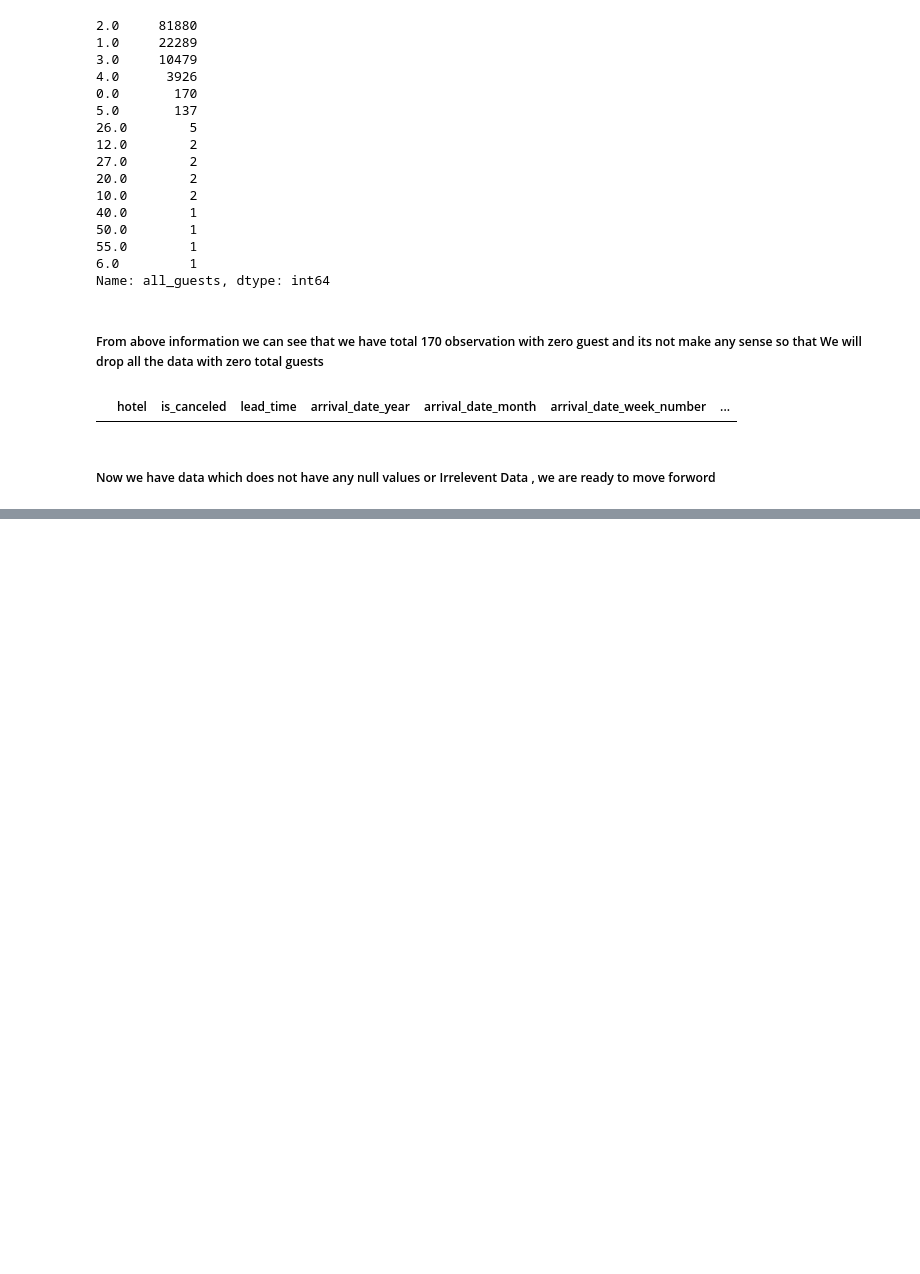
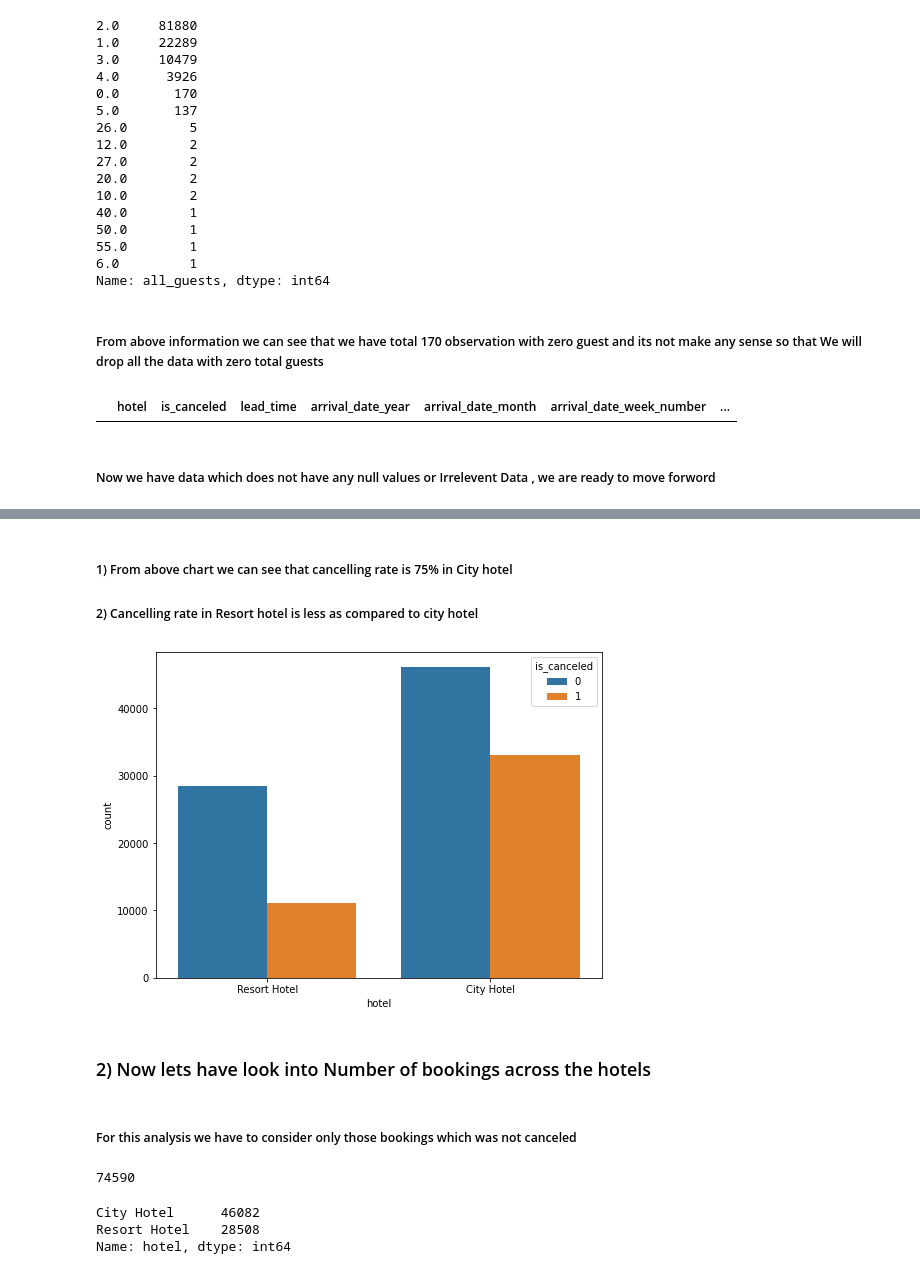
Before and after one commit to shinkarkunal/EDA_Hotel_booking, a Jupyter notebook: Hotel_Booking_Analysis_Capstone_Project_KUNAL_SHINKAR_ipynb.ipynb, the cells around one changed output, grey strips where cells are left out. Cells and saved outputs as stored; diff of their text form; code cells hidden in the pictures; blank space fills up the shorter version.

```diff
--- a/Hotel_Booking_Analysis_Capstone_Project_KUNAL_SHINKAR_ipynb.ipynb
+++ b/Hotel_Booking_Analysis_Capstone_Project_KUNAL_SHINKAR_ipynb.ipynb
@@ -250,0 +311,14 @@ hotel_df[hotel_df.all_guests == 0].head()
+# %% [markdown]
+##### 1) From above chart we can see that cancelling rate is 75% in City hotel
+##### 2) Cancelling rate in Resort hotel is less as compared to city hotel
+# %%
+# Count plot for showing status of cancellation for each hotel type
+plt.figure(figsize=(8,6))
+sns.countplot(x='hotel',hue='is_canceled',data=hotel_df)
+plt.show()
+# %% [output]
+[figure, added]
+# %% [markdown]
+### 2) Now lets have look into Number of bookings across the hotels
+# %% [markdown]
+##### For this analysis we have to consider only those bookings which was not canceled
@@ -250,0 +328,13 @@ hotel_df[hotel_df.all_guests == 0].head()
+# %%
+# Number of not cancel bookings
+not_cancel_bookings.shape[0]
+# %% [output]
+74590
+# %%
+# Number of non canceled bookings from each type of hotel
+not_cancel_hotel_type_booking = not_cancel_bookings['hotel'].value_counts()
+not_cancel_hotel_type_booking
+# %% [output]
+City Hotel      46082
+Resort Hotel    28508
+Name: hotel, dtype: int64
```
Also changed, not shown: parts of 13 cells of this notebook.
